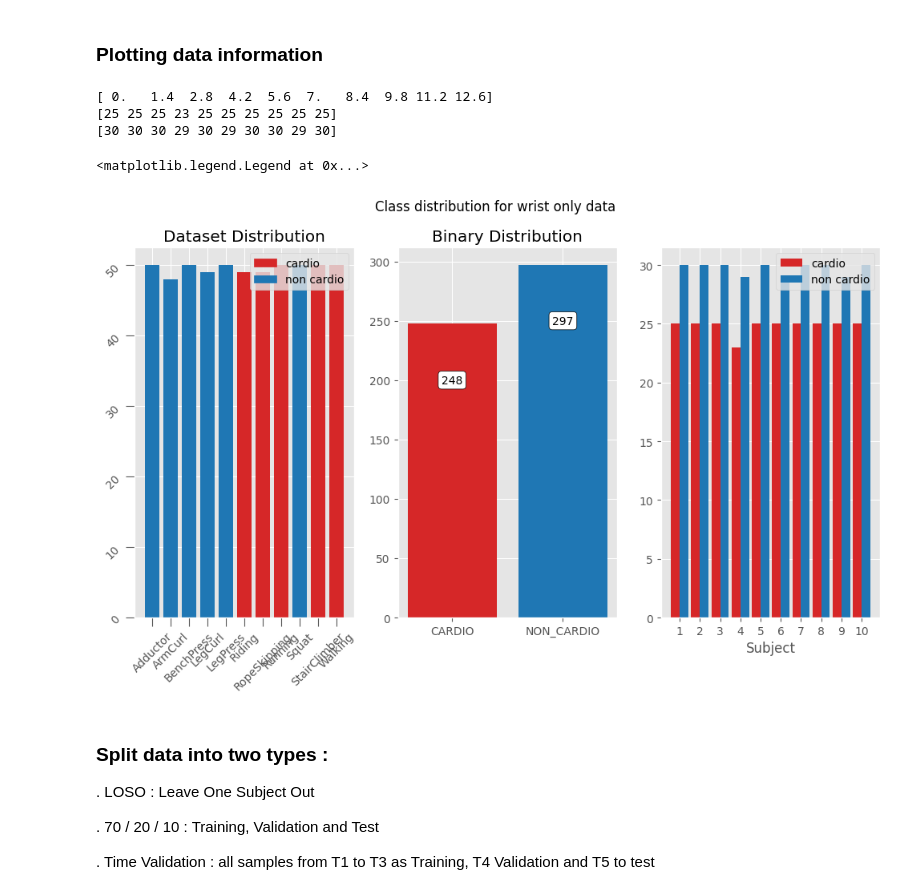
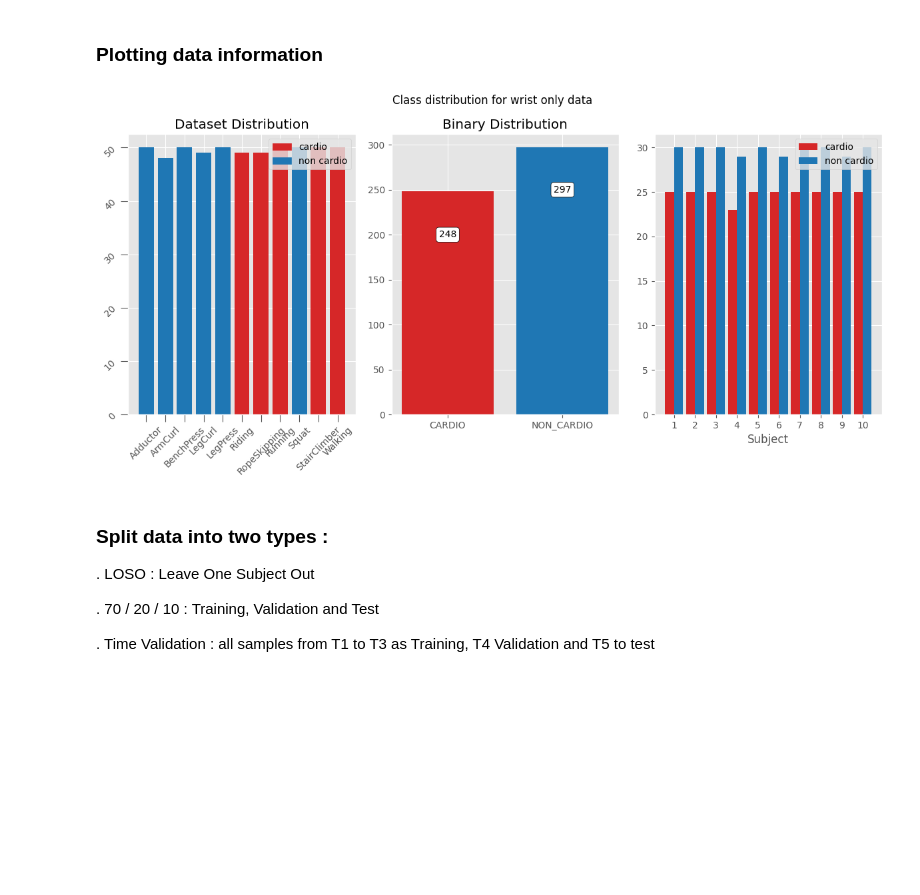
Before and after one commit to Arthur-Salles/mc855-recgym, a Jupyter notebook: src/eda_preprocessing.ipynb, the cells around one changed output. Drawn from its saved outputs; the diff is of its cells as text; code cells hidden in the pictures; blank space fills up the shorter version.

```diff
--- a/src/eda_preprocessing.ipynb
+++ b/src/eda_preprocessing.ipynb
@@ -23,5 +27,5 @@ CARDIO = ['Riding', 'RopeSkipping' ,'Running', 'StairClimber', 'Walking']
 # %%
-raw_data = pd.read_csv("../data/RecGym.csv", index_col=0)
+raw_data = pd.read_csv("../data/RecGym.csv")
 print(raw_data.dtypes)
 print(raw_data.shape)
 raw_data.head()
@@ -116,46 +140,37 @@ ax[1].text(0, 200, binary_dist['CARDIO'], size=10,
          bbox=dict(boxstyle="round",
                    ec=(0, 0, 0),
                    fc=(1, 1, 1),
                    )
          )
 
 ax[1].text(1, 250, binary_dist['NON_CARDIO'], size=10,
          ha="center", va="center",
          bbox=dict(boxstyle="round",
                    ec=(0, 0, 0),
                    fc=(1, 1, 1),
                    )
          )
 
 # subject distribution
 width = 0.6
 
 x = np.arange(10) * (1 + .4)
 
 cardio = np.array([subject_dist[i]['CARDIO'] for i in range(1, 11)])
 non_cardio = np.array([subject_dist[i]['NON_CARDIO'] for i in range(1, 11)])
 
-print(x)
-print(cardio)
-print(non_cardio)
-
-
 ax[2].bar(x - width/2, cardio, width, label="cardio", color='tab:red')
 ax[2].bar(x + width/2, non_cardio, width, label="non cardio", color='tab:blue')
+ax[2].set_xticks(x)
 ax[2].set_xticklabels(range(1, 11))
-ax[2].set_xticks(x)
 ax[2].set_xlabel('Subject')
 
 plt.legend()
 
-# plt.tight_layout()
-# plt.show()
+plt.tight_layout()
+plt.show()
 # %% [output]
-[ 0.   1.4  2.8  4.2  5.6  7.   8.4  9.8 11.2 12.6]
-[25 25 25 23 25 25 25 25 25 25]
-[30 30 30 29 30 29 30 30 29 30]
-<matplotlib.legend.Legend at 0x...>
-[figure, old version]
+[figure, new version]
 # %% [markdown]
 ### Split data into two types :
 
```
Also changed, not shown: parts of 5 cells of this notebook, 1 other file.
